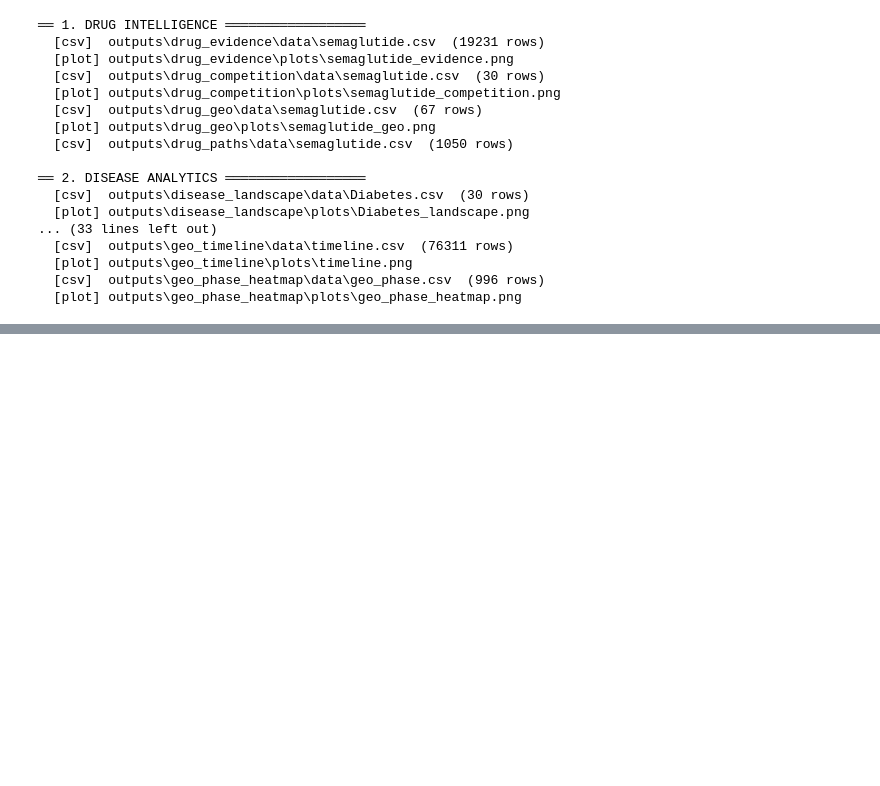
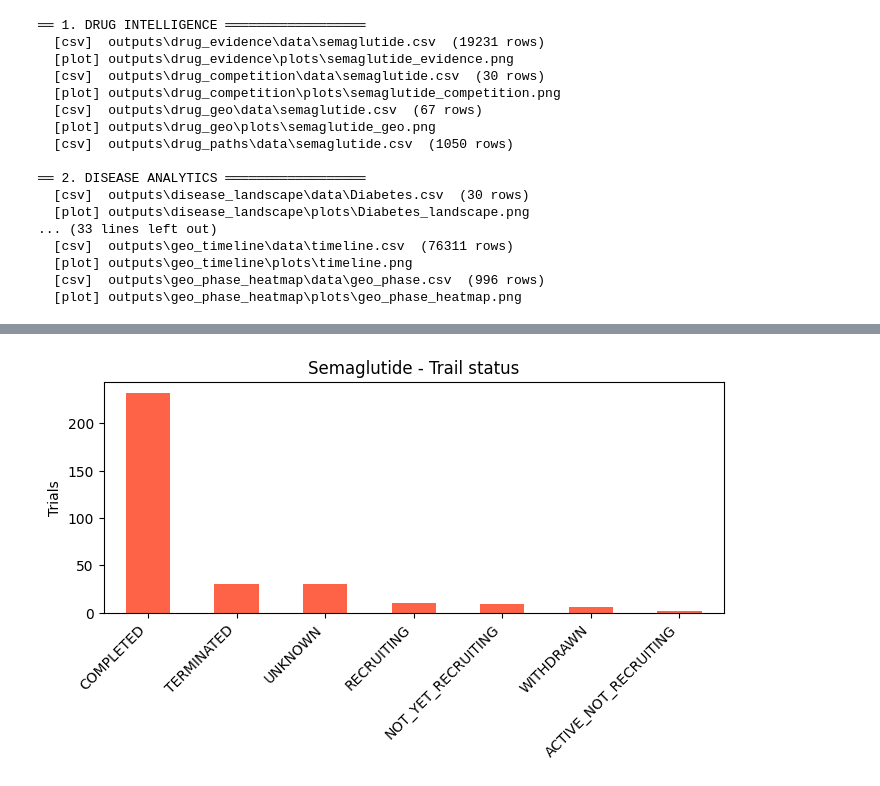
Before and after one commit to SHASANKsp/ClinicalTrails_application, a Jupyter notebook: Untitled.ipynb, the cells around one changed output, grey strips where cells are left out. Saved outputs shown, nothing was run; the diff lists cells and outputs as text; code cells hidden in the pictures; blank space fills up the shorter version.

```diff
--- a/Untitled.ipynb
+++ b/Untitled.ipynb
@@ -812,0 +914,10 @@ plt.show()
+# %%
+dfplot = pd.DataFrame({"status" : df["status"].value_counts().index,"Number":df["status"].value_counts().values})
+dfplot.head(15).plot.bar(x="status", y="Number", legend=False, color="tomato",figsize=(8, 3))
+plt.title("Semaglutide - Trail status")
+plt.xlabel("")
+plt.ylabel("Trials")
+plt.xticks(rotation=45, ha="right")
+plt.show()
+# %% [output]
+[figure, added]
```
Also changed, not shown: parts of 14 cells of this notebook, 2 other files.
